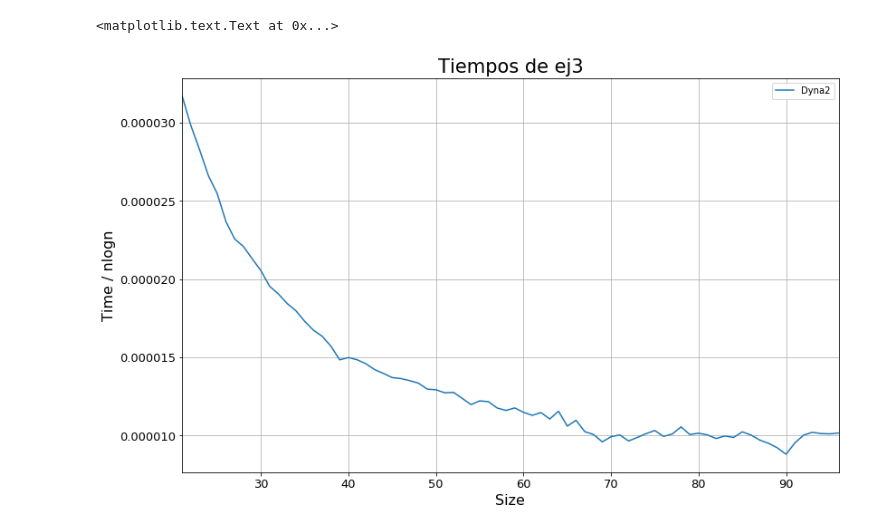
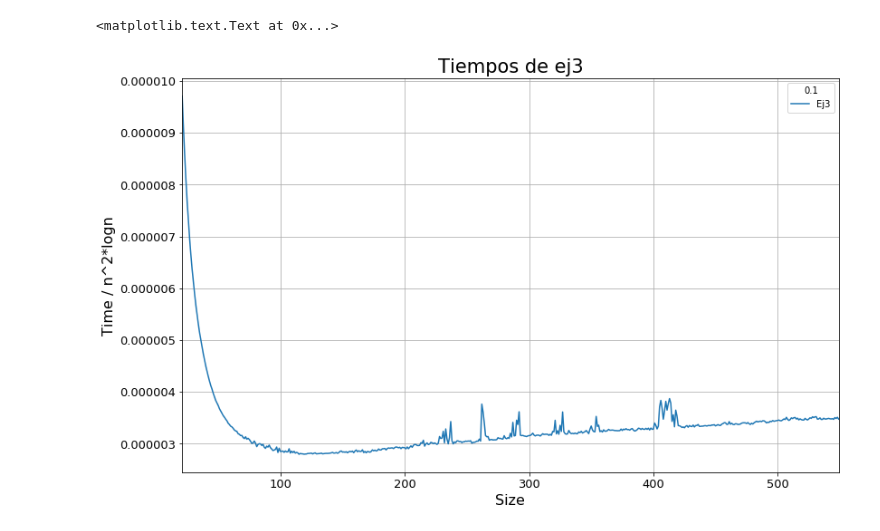
Before and after one commit to gianzamboni/algo3-tp2-1c2017, a Jupyter notebook: Tiempos.ipynb, the cells around one changed output. Saved outputs shown, nothing was run; the diff lists cells and outputs as text; code cells hidden in the pictures.

```diff
--- a/Tiempos.ipynb
+++ b/Tiempos.ipynb
@@ -37,12 +40,12 @@ dyna.set_xlabel("Size", fontsize=16)
 # %%
 ddyna = pd.read_csv("./timesEj3.csv")
-ddyna['Dyna2'] = ddyna['Time'] / ddyna['Size']**(2)*ddyna['Size'].apply(lambda x: log(x)  if x >= 0 else -1)
+ddyna['Ej3'] = ddyna['Time'] / (ddyna['Size']**(2))*ddyna['Size'].apply(lambda x: log(x)  if x >= 0 else -1)
 del ddyna['Time']
 sizedyna = ddyna.loc[ddyna['Size'] > 20].groupby('Size')
-dyna = sizedyna.median().plot.line(fontsize=13, figsize=(13,8), grid=True)
+dyna = sizedyna.quantile(0.1).plot.line(fontsize=13, figsize=(13,8), grid=True)
 dyna.set_title("Tiempos de ej3", fontsize=21)
-dyna.set_ylabel("Time / nlogn", fontsize=16)
+dyna.set_ylabel("Time / n^2*logn", fontsize=16)
 dyna.set_xlabel("Size", fontsize=16)
 # %% [output]
 <matplotlib.text.Text at 0x...>
-[figure, old version]
+[figure, new version]
```
Also changed, not shown: parts of 3 cells of this notebook, 1 other file.
